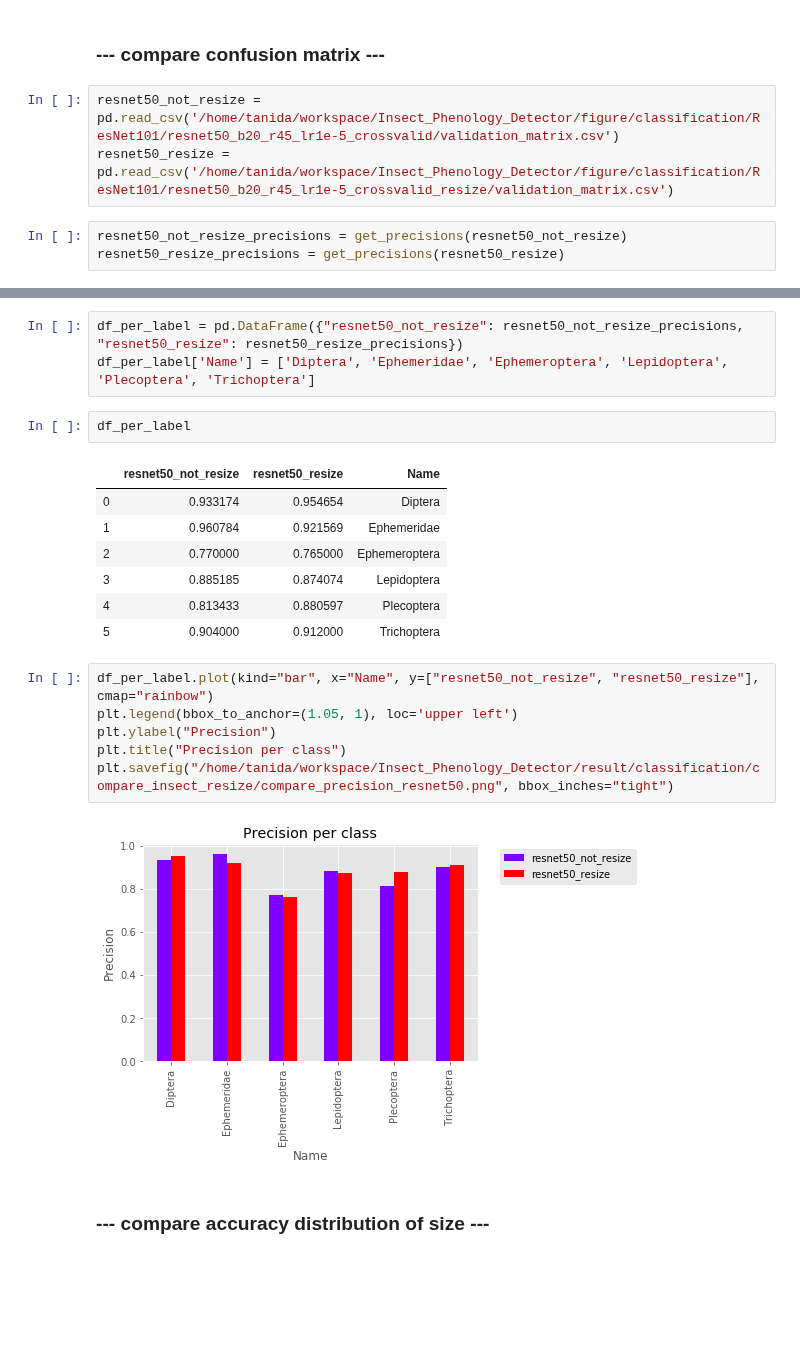
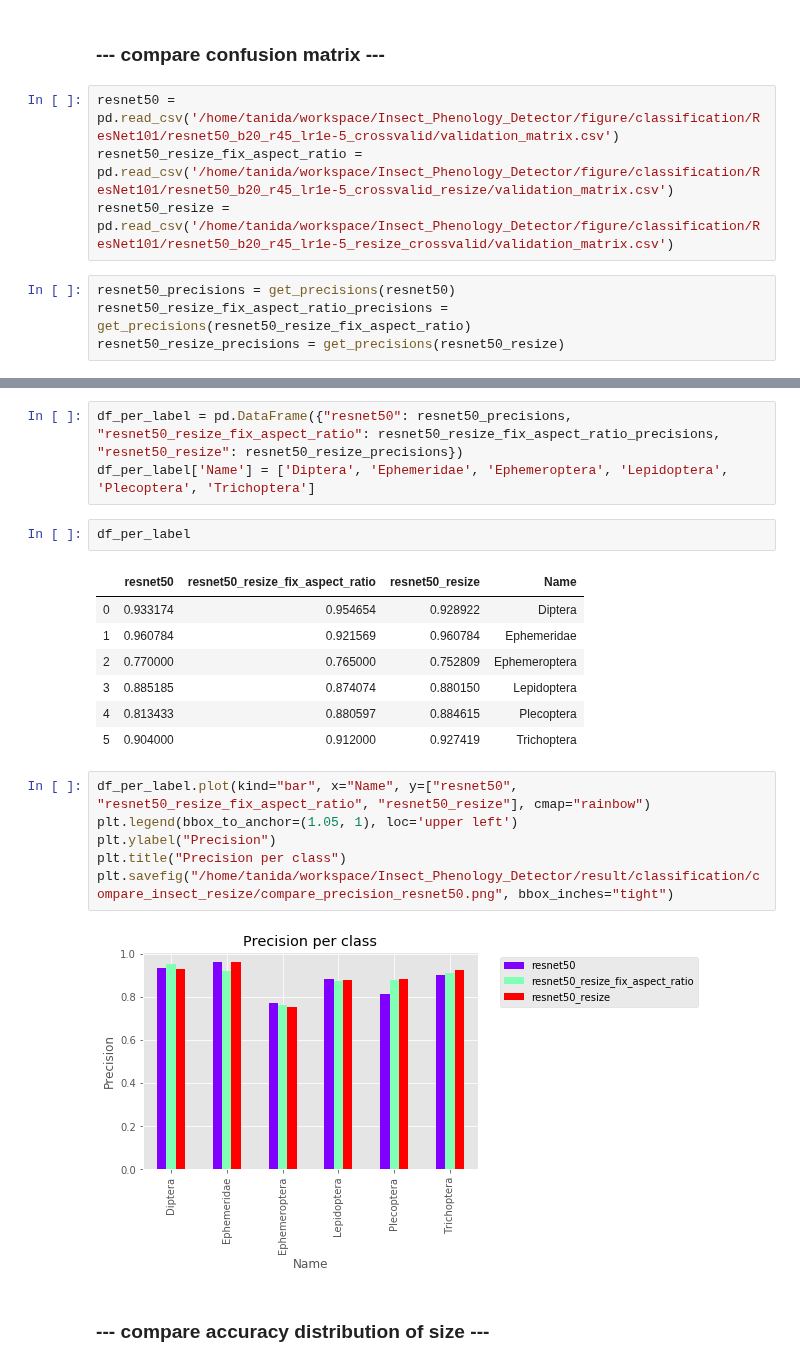
Before and after one commit to keiiti975/Insect_Phenology_Detector, a Jupyter notebook: result/classification/compare_insect_resize/compare_insect_resize.ipynb, the cells around one changed output, grey strips where cells are left out. Saved outputs shown, nothing was run; the diff lists cells and outputs as text; blank space fills up the shorter version.

```diff
--- a/result/classification/compare_insect_resize/compare_insect_resize.ipynb
+++ b/result/classification/compare_insect_resize/compare_insect_resize.ipynb
@@ -11,9 +11,11 @@ plt.style.use("ggplot")
 # %% [markdown]
 ### --- compare confusion matrix ---
 # %%
-resnet50_not_resize = pd.read_csv('/home/tanida/workspace/Insect_Phenology_Detector/figure/classification/ResNet101/resnet50_b20_r45_lr1e-5_crossvalid/validation_matrix.csv')
-resnet50_resize = pd.read_csv('/home/tanida/workspace/Insect_Phenology_Detector/figure/classification/ResNet101/resnet50_b20_r45_lr1e-5_crossvalid_resize/validation_matrix.csv')
+resnet50 = pd.read_csv('/home/tanida/workspace/Insect_Phenology_Detector/figure/classification/ResNet101/resnet50_b20_r45_lr1e-5_crossvalid/validation_matrix.csv')
+resnet50_resize_fix_aspect_ratio = pd.read_csv('/home/tanida/workspace/Insect_Phenology_Detector/figure/classification/ResNet101/resnet50_b20_r45_lr1e-5_crossvalid_resize/validation_matrix.csv')
+resnet50_resize = pd.read_csv('/home/tanida/workspace/Insect_Phenology_Detector/figure/classification/ResNet101/resnet50_b20_r45_lr1e-5_resize_crossvalid/validation_matrix.csv')
 # %%
-resnet50_not_resize_precisions = get_precisions(resnet50_not_resize)
+resnet50_precisions = get_precisions(resnet50)
+resnet50_resize_fix_aspect_ratio_precisions = get_precisions(resnet50_resize_fix_aspect_ratio)
 resnet50_resize_precisions = get_precisions(resnet50_resize)
 # %%
@@ -29,24 +32,24 @@ df
 # %%
-df_per_label = pd.DataFrame({"resnet50_not_resize": resnet50_not_resize_precisions, "resnet50_resize": resnet50_resize_precisions})
+df_per_label = pd.DataFrame({"resnet50": resnet50_precisions, "resnet50_resize_fix_aspect_ratio": resnet50_resize_fix_aspect_ratio_precisions, "resnet50_resize": resnet50_resize_precisions})
 df_per_label['Name'] = ['Diptera', 'Ephemeridae', 'Ephemeroptera', 'Lepidoptera', 'Plecoptera', 'Trichoptera']
 # %%
 df_per_label
 # %% [output]
-|  | resnet50_not_resize | resnet50_resize | Name |
-| 0 | 0.933174 | 0.954654 | Diptera |
-| 1 | 0.960784 | 0.921569 | Ephemeridae |
-| 2 | 0.770000 | 0.765000 | Ephemeroptera |
-| 3 | 0.885185 | 0.874074 | Lepidoptera |
-| 4 | 0.813433 | 0.880597 | Plecoptera |
-| 5 | 0.904000 | 0.912000 | Trichoptera |
+|  | resnet50 | resnet50_resize_fix_aspect_ratio | resnet50_resize | Name |
+| 0 | 0.933174 | 0.954654 | 0.928922 | Diptera |
+| 1 | 0.960784 | 0.921569 | 0.960784 | Ephemeridae |
+| 2 | 0.770000 | 0.765000 | 0.752809 | Ephemeroptera |
+| 3 | 0.885185 | 0.874074 | 0.880150 | Lepidoptera |
+| 4 | 0.813433 | 0.880597 | 0.884615 | Plecoptera |
+| 5 | 0.904000 | 0.912000 | 0.927419 | Trichoptera |
 # %%
-df_per_label.plot(kind="bar", x="Name", y=["resnet50_not_resize", "resnet50_resize"], cmap="rainbow")
+df_per_label.plot(kind="bar", x="Name", y=["resnet50", "resnet50_resize_fix_aspect_ratio", "resnet50_resize"], cmap="rainbow")
 plt.legend(bbox_to_anchor=(1.05, 1), loc='upper left')
 plt.ylabel("Precision")
 plt.title("Precision per class")
 plt.savefig("/home/tanida/workspace/Insect_Phenology_Detector/result/classification/compare_insect_resize/compare_precision_resnet50.png", bbox_inches="tight")
 # %% [output]
-[figure, old version]
+[figure, new version]
 # %% [markdown]
 ### --- compare accuracy distribution of size ---
 # %%
```
Also changed, not shown: parts of 5 cells of this notebook, 5 other files.
